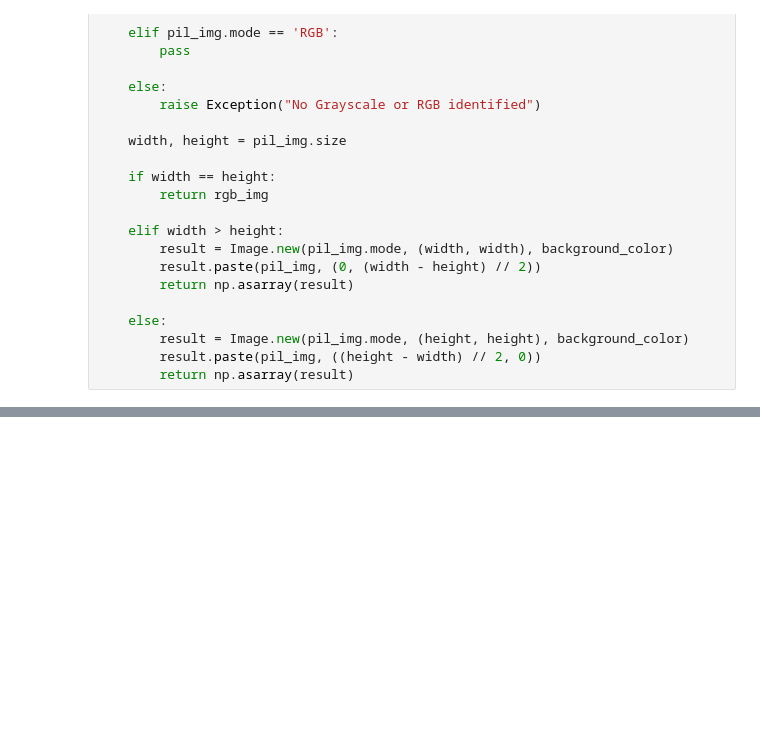
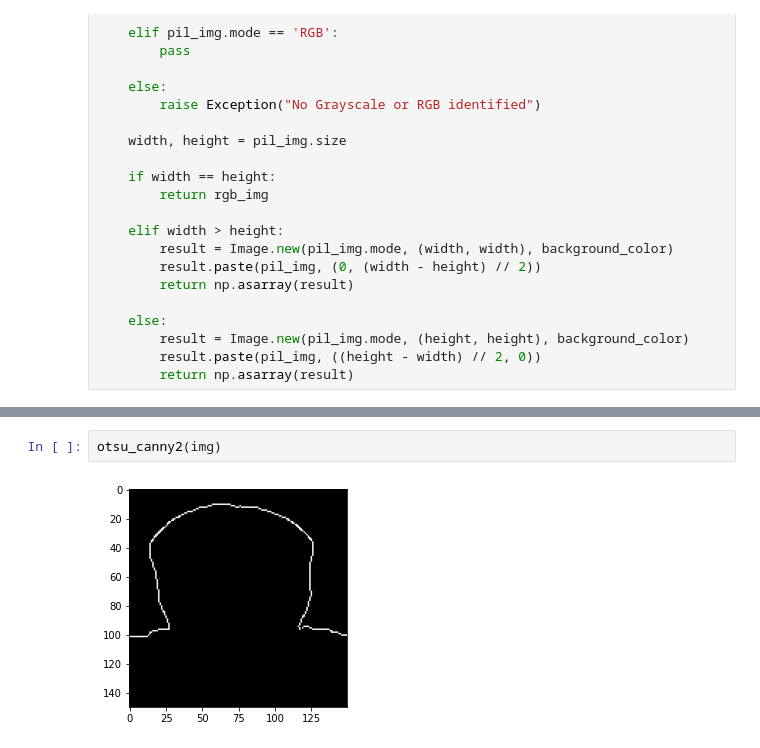
Before and after one commit to Birunda3000/Comp-cognitiva-atlantico-bootcamp, a Jupyter notebook: projeto/pdi2/preprocessamento-canny2.ipynb, the cells around one changed output, grey strips where cells are left out. Saved outputs shown, nothing was run; the diff lists cells and outputs as text; blank space fills up the shorter version.

```diff
--- a/projeto/pdi2/preprocessamento-canny2.ipynb
+++ b/projeto/pdi2/preprocessamento-canny2.ipynb
@@ -119,0 +191,4 @@ plt.show()
+# %%
+otsu_canny2(img)
+# %% [output]
+[figure, added]
```
Also changed, not shown: parts of 8 cells of this notebook, 12 other files.
